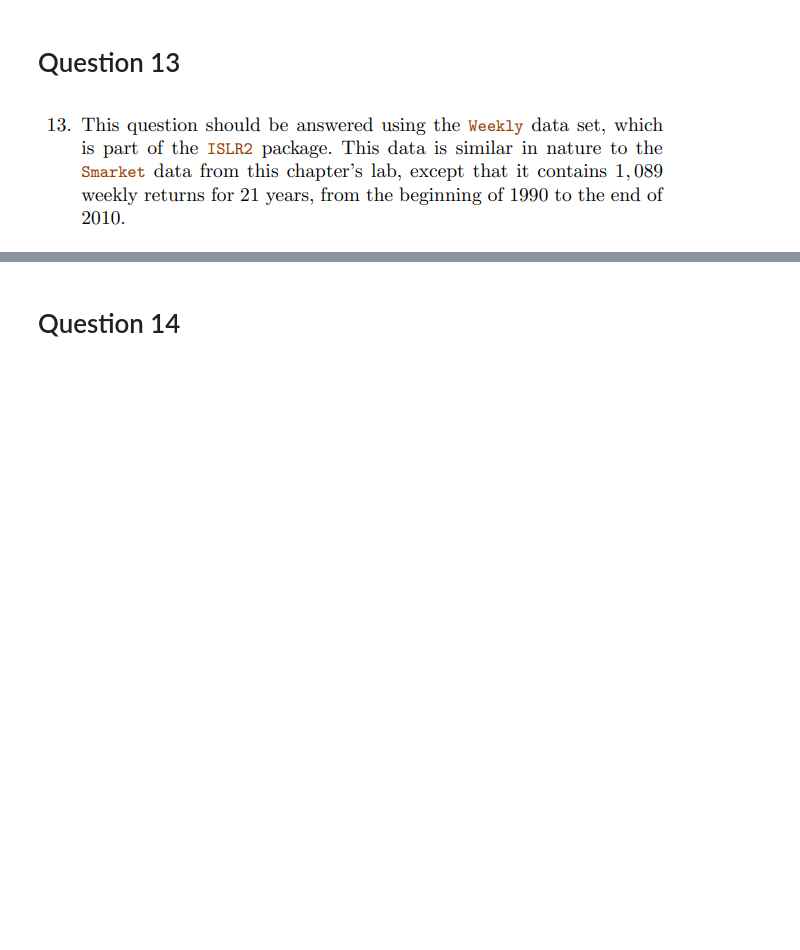
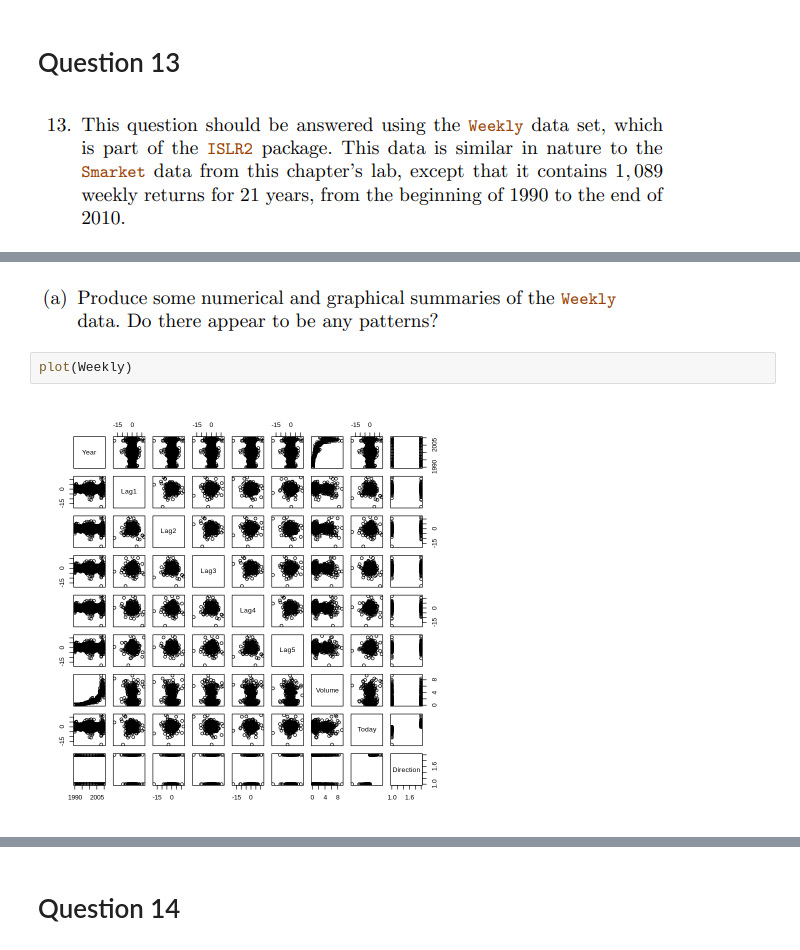
Before and after one commit to rrdepaula/Data_Science, a Jupyter notebook: Applied_Exercises_Ch_4_ISLR2_Ramon_de_Paula.ipynb, the cells around one changed output, grey strips where cells are left out. Cells and saved outputs as stored; diff of their text form; blank space fills up the shorter version.

```diff
--- a/Applied_Exercises_Ch_4_ISLR2_Ramon_de_Paula.ipynb
+++ b/Applied_Exercises_Ch_4_ISLR2_Ramon_de_Paula.ipynb
@@ -6,0 +45,6 @@
+# %% [markdown]
+![image.png](embedded-picture-1)
+# %%
+plot(Weekly)
+# %% [output]
+[figure, added]
```
Also changed, not shown: parts of 52 cells of this notebook.
